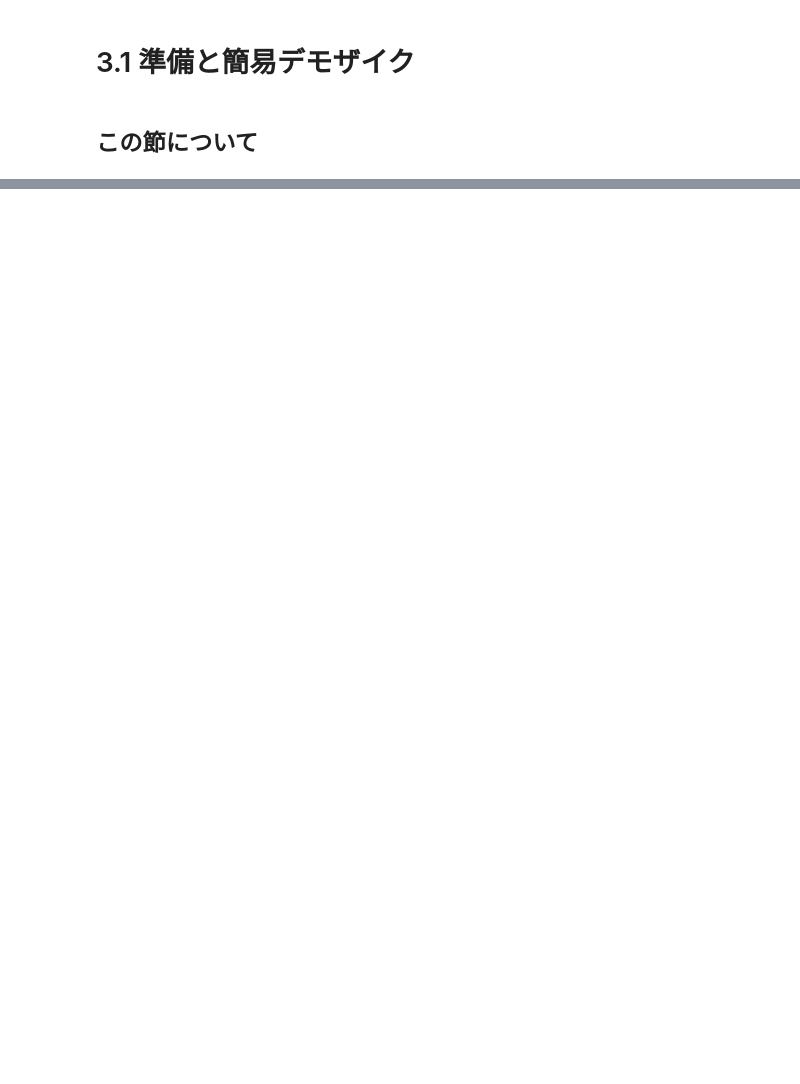
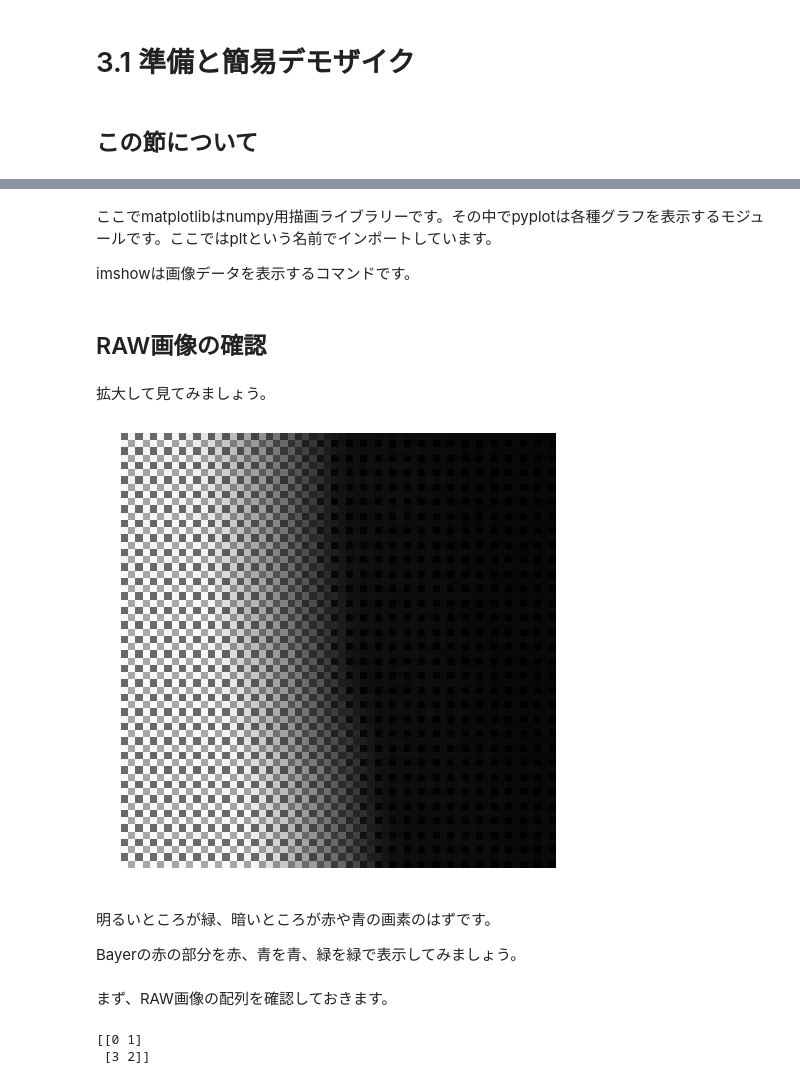
Before and after one commit to moizumi99/camera_raw_processing, a Jupyter notebook: camera_raw_chapter_3_1.ipynb, the cells around one changed output, grey strips where cells are left out. Cells and saved outputs as stored; diff of their text form; code cells hidden in the pictures; blank space fills up the shorter version.

```diff
--- a/camera_raw_chapter_3_1.ipynb
+++ b/camera_raw_chapter_3_1.ipynb
@@ -10,0 +146,32 @@
+# %% [markdown]
+ここでmatplotlibはnumpy用描画ライブラリーです。その中でpyplotは各種グラフを表示するモジュールです。ここではpltという名前でインポートしています。
+
+imshowは画像データを表示するコマンドです。
+# %% [markdown]
+## RAW画像の確認
+# %% [markdown]
+拡大して見てみましょう。
+# %%
+# pyplotのコマンドfigure()を使って表示サイズを調整.
+# ここではfigsize=(8, 8)で、8inch x 8inchを指定（ただし実際の表示サイズはディスプレイ解像度に依存）
+plt.figure(figsize=(8, 8))
+
+# RAW画像の中から(1310, 2620)から60x60の領域を表示。
+imshow(raw_array[1310:1370, 2620:2680], cmap='gray')
+# 軸非表示
+plt.axis('off')
+# 画像表示
+plt.show()
+# %% [output]
+[figure, added]
+# %% [markdown]
+  明るいところが緑、暗いところが赤や青の画素のはずです。
+
+  Bayerの赤の部分を赤、青を青、緑を緑で表示してみましょう。
+# %% [markdown]
+まず、RAW画像の配列を確認しておきます。
+# %%
+print(raw.raw_pattern)
+# %% [output]
+[[0 1]
+ [3 2]]
```
Also changed, not shown: parts of 54 cells of this notebook.
